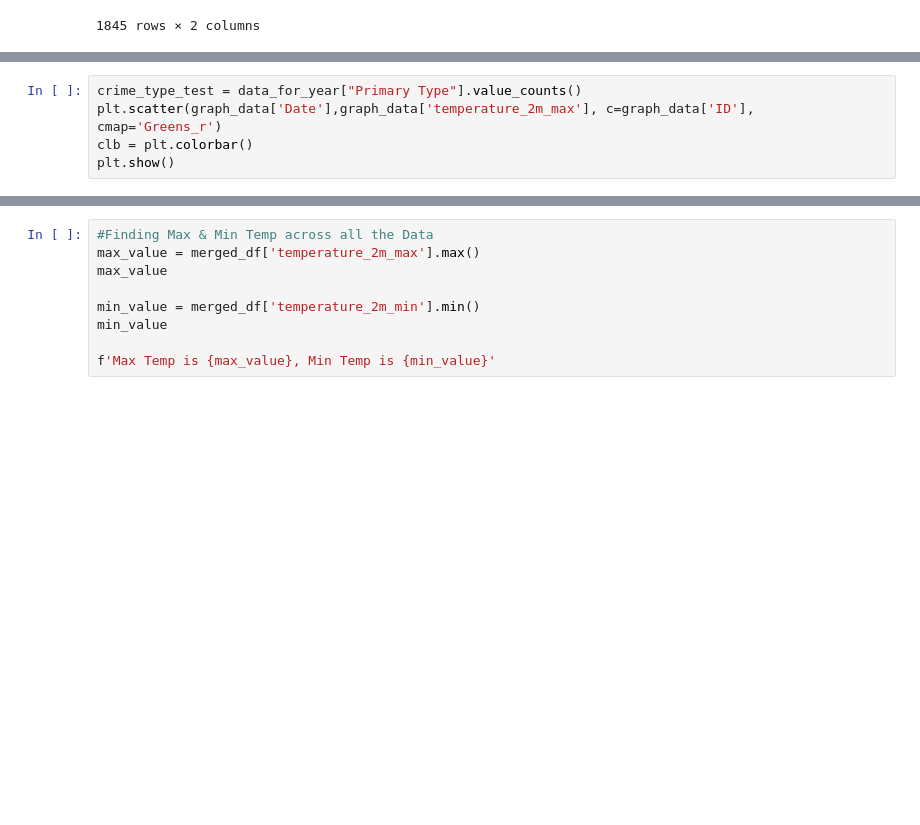
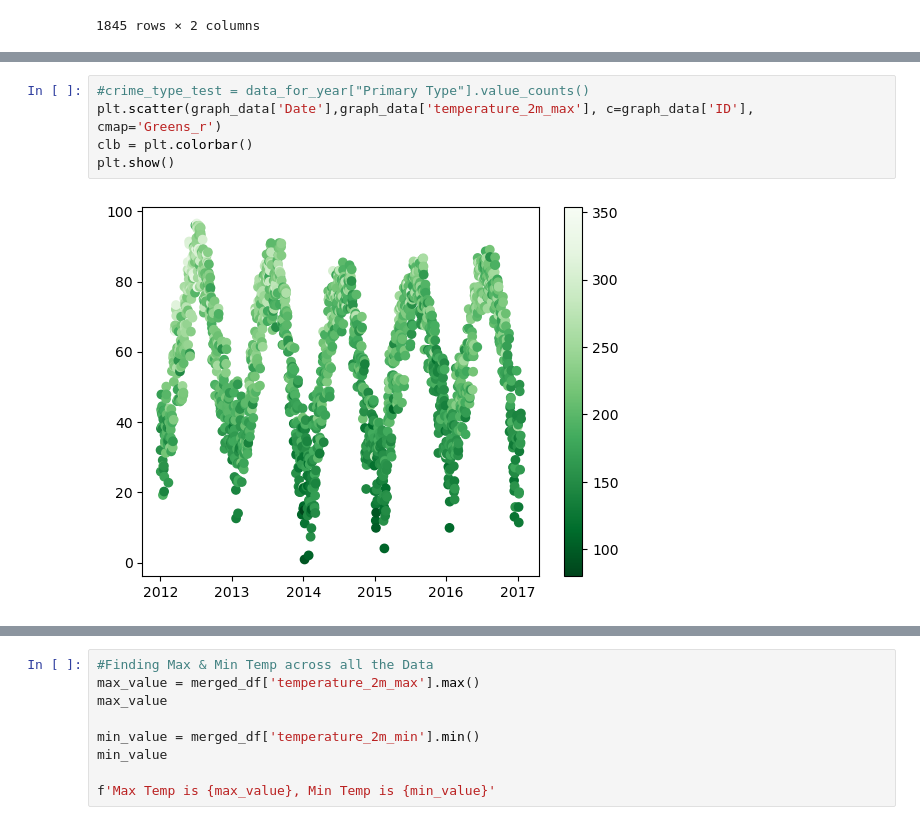
Before and after one commit to KevSantino28/project_1, a Jupyter notebook: data_clean_up.ipynb, the cells around one changed output, grey strips where cells are left out. Cells and saved outputs as stored; diff of their text form; blank space fills up the shorter version.

```diff
--- a/data_clean_up.ipynb
+++ b/data_clean_up.ipynb
@@ -387,6 +417,8 @@ NameError: name 'temp_data' is not defined
 # %%
-crime_type_test = data_for_year["Primary Type"].value_counts()
+#crime_type_test = data_for_year["Primary Type"].value_counts()
 plt.scatter(graph_data['Date'],graph_data['temperature_2m_max'], c=graph_data['ID'], cmap='Greens_r')
 clb = plt.colorbar()
 plt.show()
+# %% [output]
+[figure, added]
 # %%
```
Also changed, not shown: parts of 10 cells of this notebook, 2 other files.
